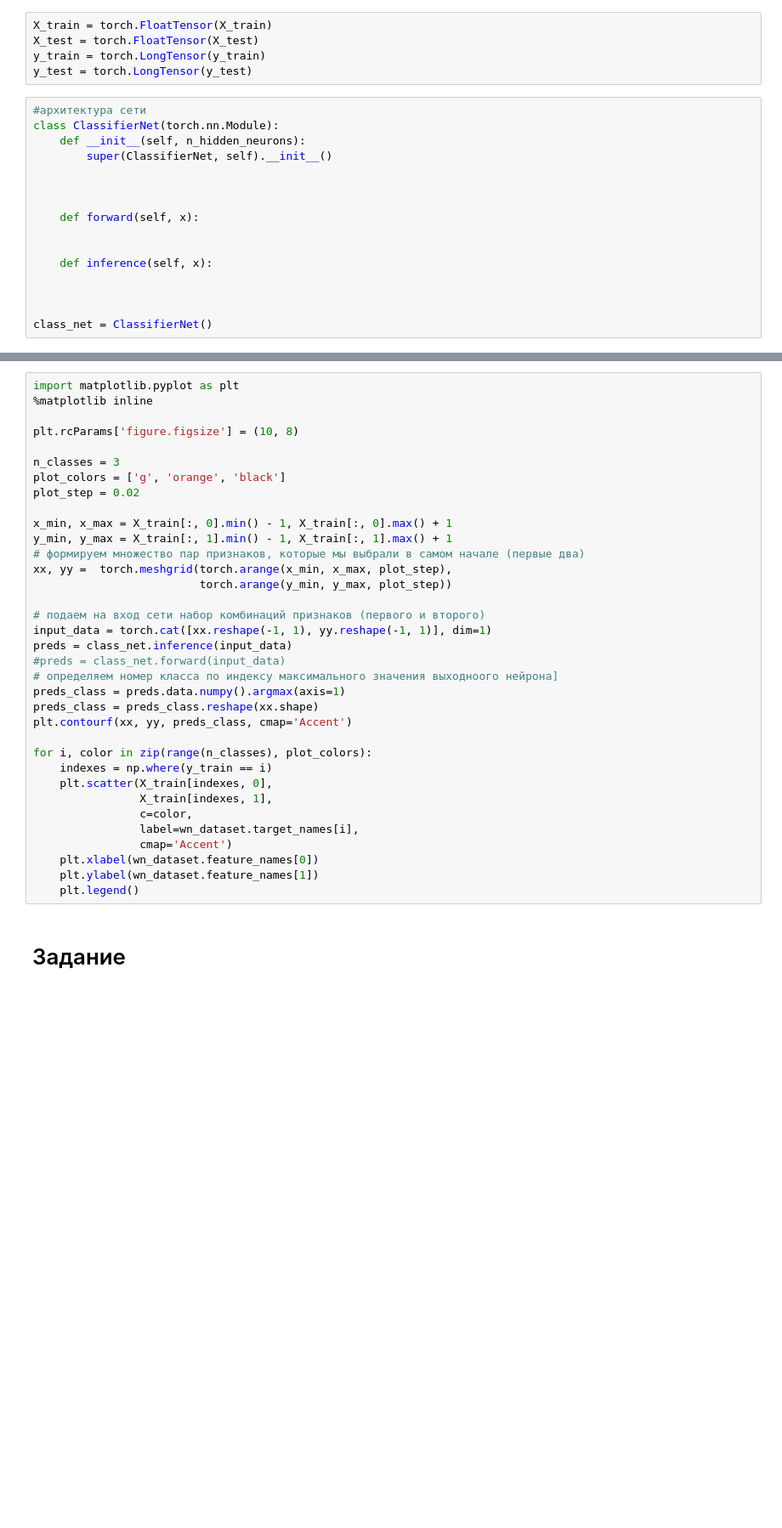
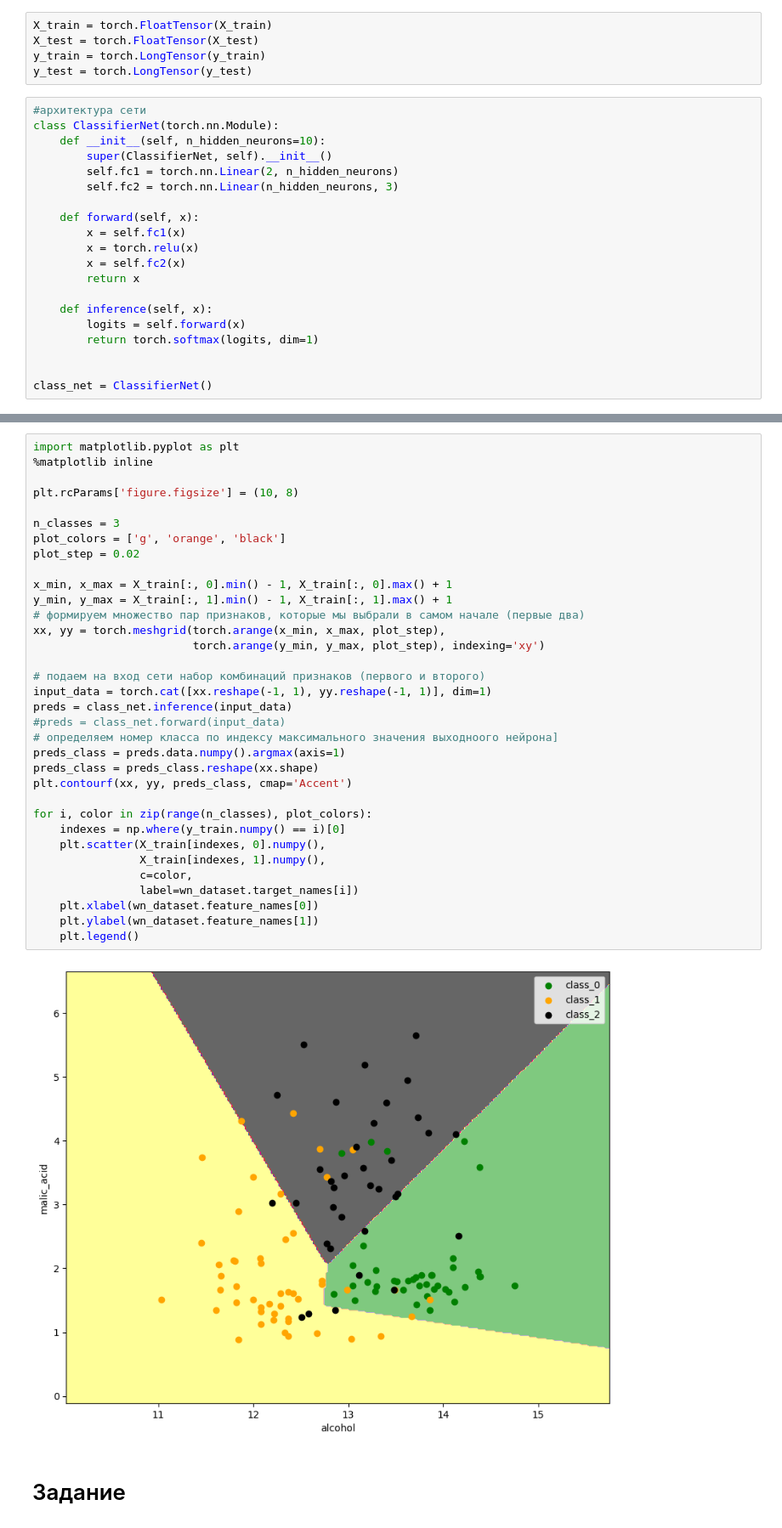
Before and after one commit to CreativeWex/ml, a Jupyter notebook: lab02/lab02_classification.ipynb, the cells around one changed output, grey strips where cells are left out. Shown at 85% size. Saved outputs shown, nothing was run; the diff lists cells and outputs as text; blank space fills up the shorter version.

```diff
--- a/lab02/lab02_classification.ipynb
+++ b/lab02/lab02_classification.ipynb
@@ -46,16 +46,20 @@ y_test = torch.LongTensor(y_test)
 # %%
 #архитектура сети
 class ClassifierNet(torch.nn.Module):
-    def __init__(self, n_hidden_neurons):
+    def __init__(self, n_hidden_neurons=10):
         super(ClassifierNet, self).__init__()
-
-
+        self.fc1 = torch.nn.Linear(2, n_hidden_neurons)
+        self.fc2 = torch.nn.Linear(n_hidden_neurons, 3)
 
     def forward(self, x):
-
+        x = self.fc1(x)
+        x = torch.relu(x)
+        x = self.fc2(x)
+        return x
 
     def inference(self, x):
-
+        logits = self.forward(x)
+        return torch.softmax(logits, dim=1)
 
 
 class_net = ClassifierNet()
@@ -96,38 +107,39 @@ for epoch in range(5000):
 # %%
 import matplotlib.pyplot as plt
 %matplotlib inline
 
 plt.rcParams['figure.figsize'] = (10, 8)
 
 n_classes = 3
 plot_colors = ['g', 'orange', 'black']
 plot_step = 0.02
 
 x_min, x_max = X_train[:, 0].min() - 1, X_train[:, 0].max() + 1
 y_min, y_max = X_train[:, 1].min() - 1, X_train[:, 1].max() + 1
 # формируем множество пар признаков, которые мы выбрали в самом начале (первые два)
-xx, yy =  torch.meshgrid(torch.arange(x_min, x_max, plot_step),
-                         torch.arange(y_min, y_max, plot_step))
+xx, yy = torch.meshgrid(torch.arange(x_min, x_max, plot_step),
+                        torch.arange(y_min, y_max, plot_step), indexing='xy')
 
 # подаем на вход сети набор комбинаций признаков (первого и второго)
 input_data = torch.cat([xx.reshape(-1, 1), yy.reshape(-1, 1)], dim=1)
 preds = class_net.inference(input_data)
 #preds = class_net.forward(input_data)
 # определяем номер класса по индексу максимального значения выходноого нейрона]
 preds_class = preds.data.numpy().argmax(axis=1)
 preds_class = preds_class.reshape(xx.shape)
 plt.contourf(xx, yy, preds_class, cmap='Accent')
 
 for i, color in zip(range(n_classes), plot_colors):
-    indexes = np.where(y_train == i)
-    plt.scatter(X_train[indexes, 0],
-                X_train[indexes, 1],
+    indexes = np.where(y_train.numpy() == i)[0]
+    plt.scatter(X_train[indexes, 0].numpy(),
+                X_train[indexes, 1].numpy(),
                 c=color,
-                label=wn_dataset.target_names[i],
-                cmap='Accent')
+                label=wn_dataset.target_names[i])
     plt.xlabel(wn_dataset.feature_names[0])
     plt.ylabel(wn_dataset.feature_names[1])
     plt.legend()
+# %% [output]
+[figure, added]
 # %% [markdown]
 # Задание
 # %% [markdown]
```
Also changed, not shown: parts of 19 cells of this notebook.
